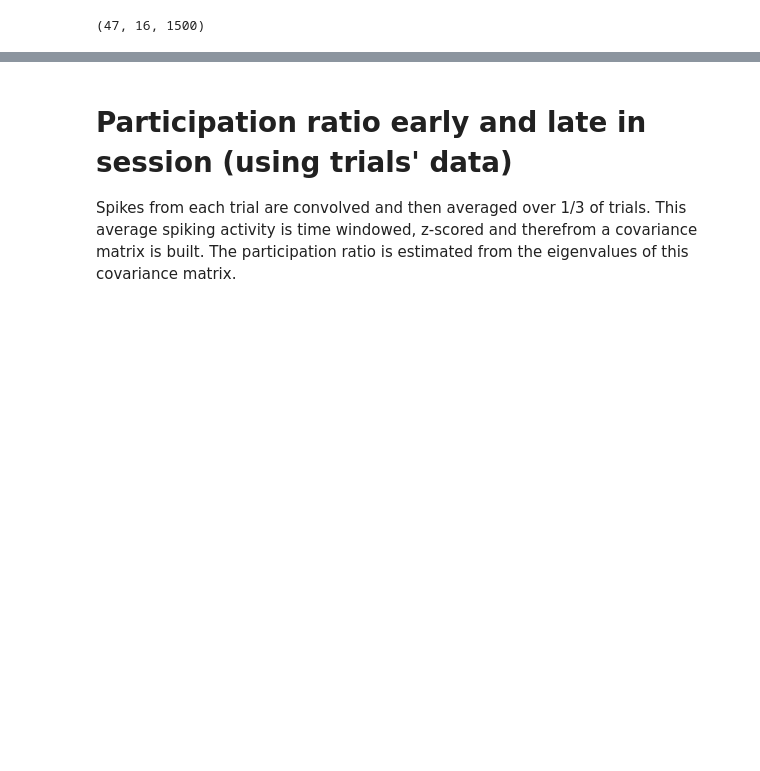
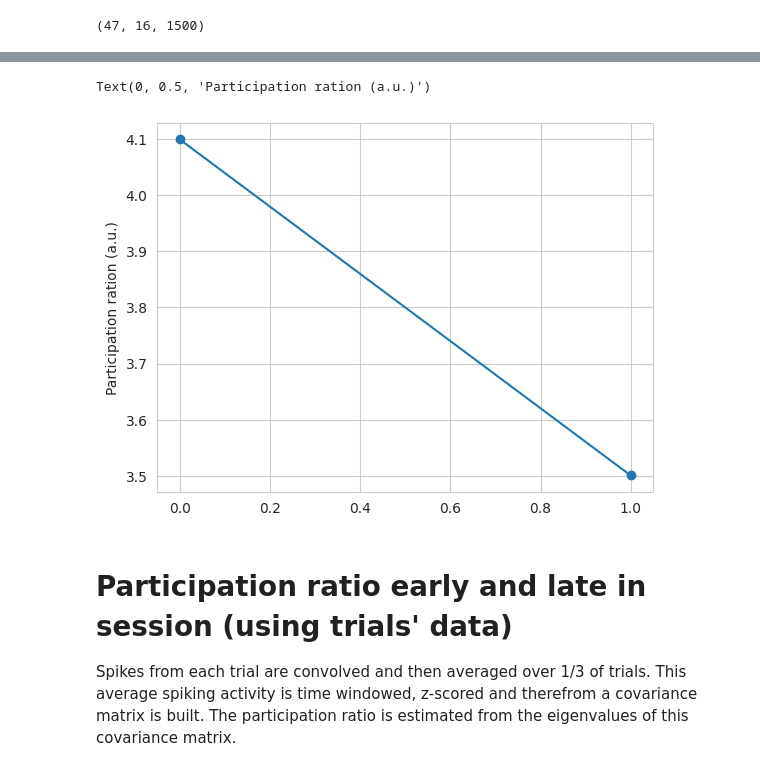
Before and after one commit to lfernandof/lfp_signals_analysis, a Jupyter notebook: participation_ratio_analysis.ipynb, the cells around one changed output, grey strips where cells are left out. Saved outputs shown, nothing was run; the diff lists cells and outputs as text; code cells hidden in the pictures; blank space fills up the shorter version.

```diff
--- a/participation_ratio_analysis.ipynb
+++ b/participation_ratio_analysis.ipynb
@@ -525,3 +519,9 @@ participation_ratio(lowres_averaged_early),participation_ratio(lowres_averaged_l
+# %%
+plt.plot([0,1],[participation_ratio(lowres_averaged_early),participation_ratio(lowres_averaged_late)],marker='o')
+plt.ylabel('Participation ration (a.u.)')
+# %% [output]
+Text(0, 0.5, 'Participation ration (a.u.)')
+[figure, added]
 # %% [markdown]
 # Participation ratio early and late in session (using trials' data)
 Spikes from each trial are convolved and then averaged over 1/3 of trials. This average spiking activity is time windowed, z-scored and therefrom a covariance matrix is built. The participation ratio is estimated from the eigenvalues of this covariance matrix.
```
Also changed, not shown: parts of 53 cells of this notebook.
